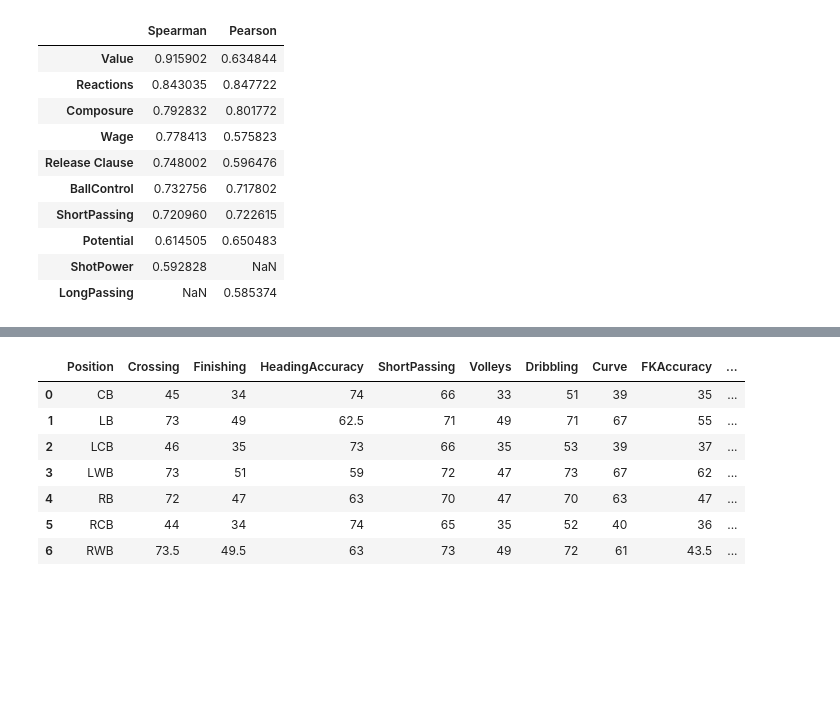
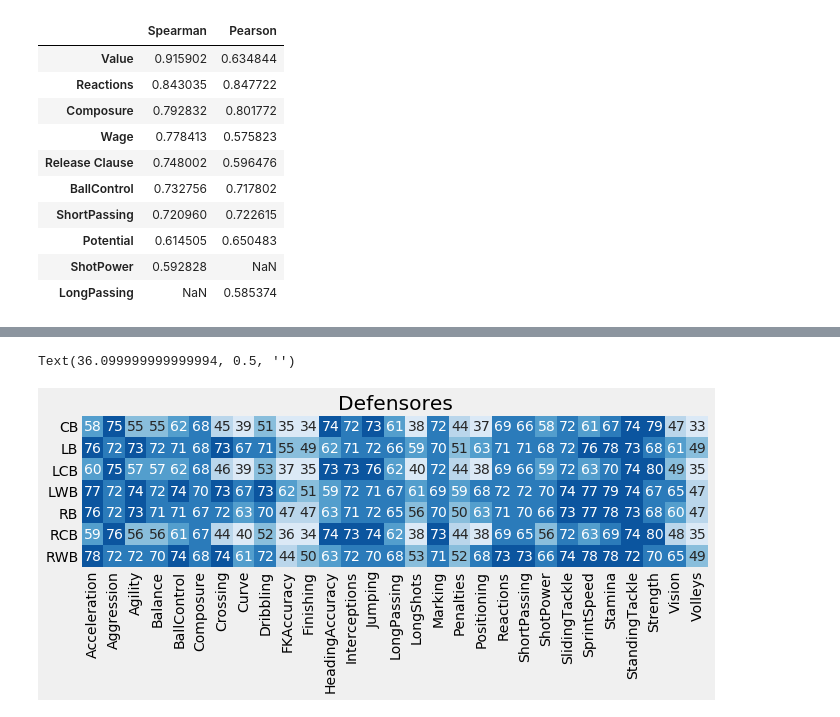
Before and after one commit to raulcarlomagno/dmuba-especializacion-futbol, a Jupyter notebook: main.ipynb, the cells around one changed output, grey strips where cells are left out. Cells and saved outputs as stored; diff of their text form; code cells hidden in the pictures; blank space fills up the shorter version.

```diff
--- a/main.ipynb
+++ b/main.ipynb
@@ -586,30 +569,15 @@ df_numerics
-# %%
-df_numerics.reindex(sorted(df_numerics.columns), axis=1)
-
-def format_vertical_headers(df):
-    """Display a dataframe with vertical column headers"""
-    styles = [dict(selector="th", props=[('max-width', '80px')]),
-              dict(selector="th.col_heading",
-                   props=[("writing-mode", "vertical-rl"),
-                          ('transform', 'rotateZ(-90deg)'),
-                          ('height', '110px'),
-                          #('vertical-align', 'top')
-                         ])]
-    return (df.fillna('').style.set_table_styles(styles)).background_gradient(cmap='Blues')
-
-
-
-df_def = df_numerics[df_numerics['Position Group'] == 'DEF'].iloc[:,1:]#.style.background_gradient(cmap='Blues')
-
-
-
-format_vertical_headers(df_def)
-# %% [output]
-|  | Position | Crossing | Finishing | HeadingAccuracy | ShortPassing | Volleys | Dribbling | Curve | FKAccuracy | ... |
-| 0 | CB | 45 | 34 | 74 | 66 | 33 | 51 | 39 | 35 | ... |
-| 1 | LB | 73 | 49 | 62.5 | 71 | 49 | 71 | 67 | 55 | ... |
-| 2 | LCB | 46 | 35 | 73 | 66 | 35 | 53 | 39 | 37 | ... |
-| 3 | LWB | 73 | 51 | 59 | 72 | 47 | 73 | 67 | 62 | ... |
-| 4 | RB | 72 | 47 | 63 | 70 | 47 | 70 | 63 | 47 | ... |
-| 5 | RCB | 44 | 34 | 74 | 65 | 35 | 52 | 40 | 36 | ... |
-| 6 | RWB | 73.5 | 49.5 | 63 | 73 | 49 | 72 | 61 | 43.5 | ... |
+# %%
+df_def = df_numerics[df_numerics['Position Group'] == 'DEF'].iloc[:,1:]
+df_def = pd.melt(df_def, id_vars=["Position"], var_name="Skill", value_name="Value")
+df_def=df_def.pivot("Position", "Skill", "Value")
+
+fig, ax = plt.subplots(1, figsize=(10, 4))
+
+g = sns.heatmap(df_def,annot=True, cmap=sns.color_palette("Blues"), cbar=False,square=True) #sns.light_palette("green")
+g.set_yticklabels(g.get_yticklabels(), rotation = 0)
+ax.set_title('Defensores')
+plt.xlabel('')
+plt.ylabel('')
+# %% [output]
+Text(36.099999999999994, 0.5, '')
+[figure, added]
```
Also changed, not shown: parts of 10 cells of this notebook.
